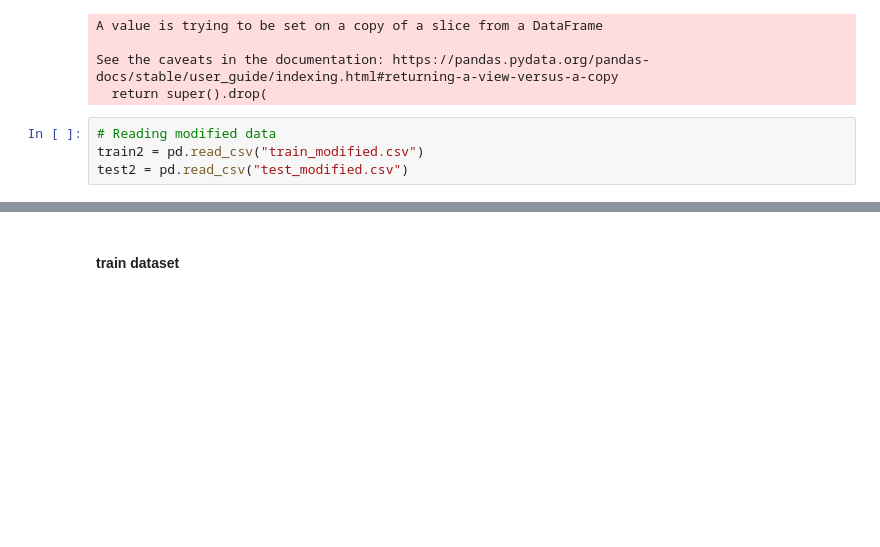
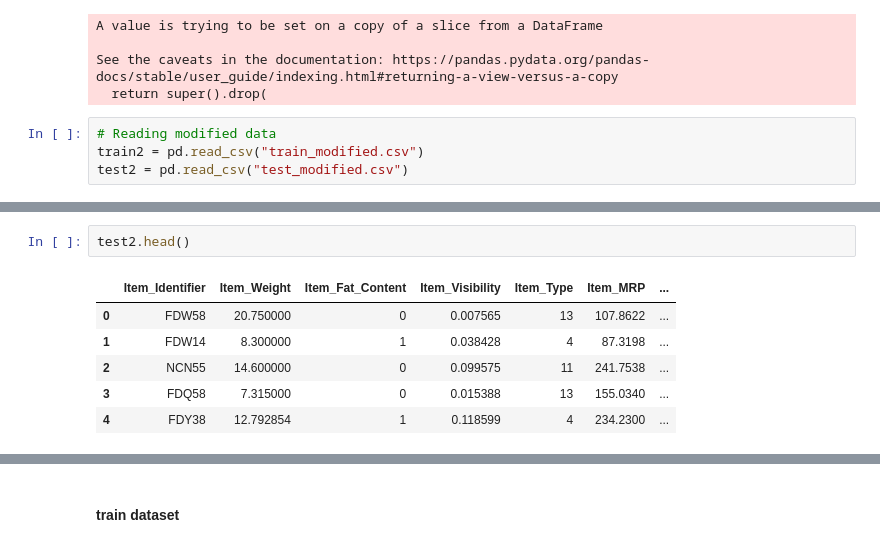
Before and after one commit to alanjoe12/Sales_Prediction, a Jupyter notebook: Sales_prediction.ipynb, the cells around one changed output, grey strips where cells are left out. Drawn from its saved outputs; the diff is of its cells as text; blank space fills up the shorter version.

```diff
--- a/Sales_prediction.ipynb
+++ b/Sales_prediction.ipynb
@@ -249,0 +284,9 @@ train2.head()
+# %%
+test2.head()
+# %% [output]
+|  | Item_Identifier | Item_Weight | Item_Fat_Content | Item_Visibility | Item_Type | Item_MRP | ... |
+| 0 | FDW58 | 20.750000 | 0 | 0.007565 | 13 | 107.8622 | ... |
+| 1 | FDW14 | 8.300000 | 1 | 0.038428 | 4 | 87.3198 | ... |
+| 2 | NCN55 | 14.600000 | 0 | 0.099575 | 11 | 241.7538 | ... |
+| 3 | FDQ58 | 7.315000 | 0 | 0.015388 | 13 | 155.0340 | ... |
+| 4 | FDY38 | 12.792854 | 1 | 0.118599 | 4 | 234.2300 | ... |
```
Also changed, not shown: parts of 30 cells of this notebook, 4 other files.
